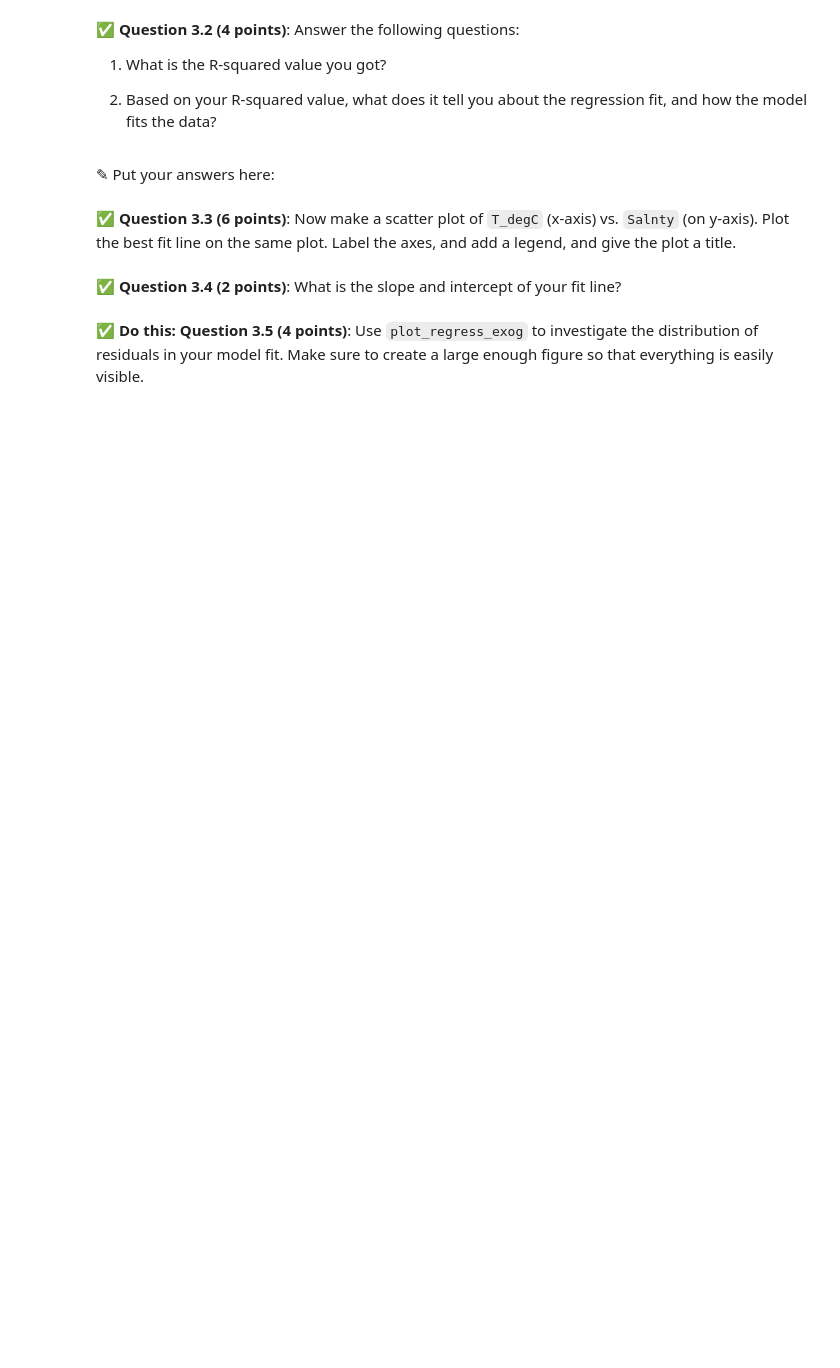
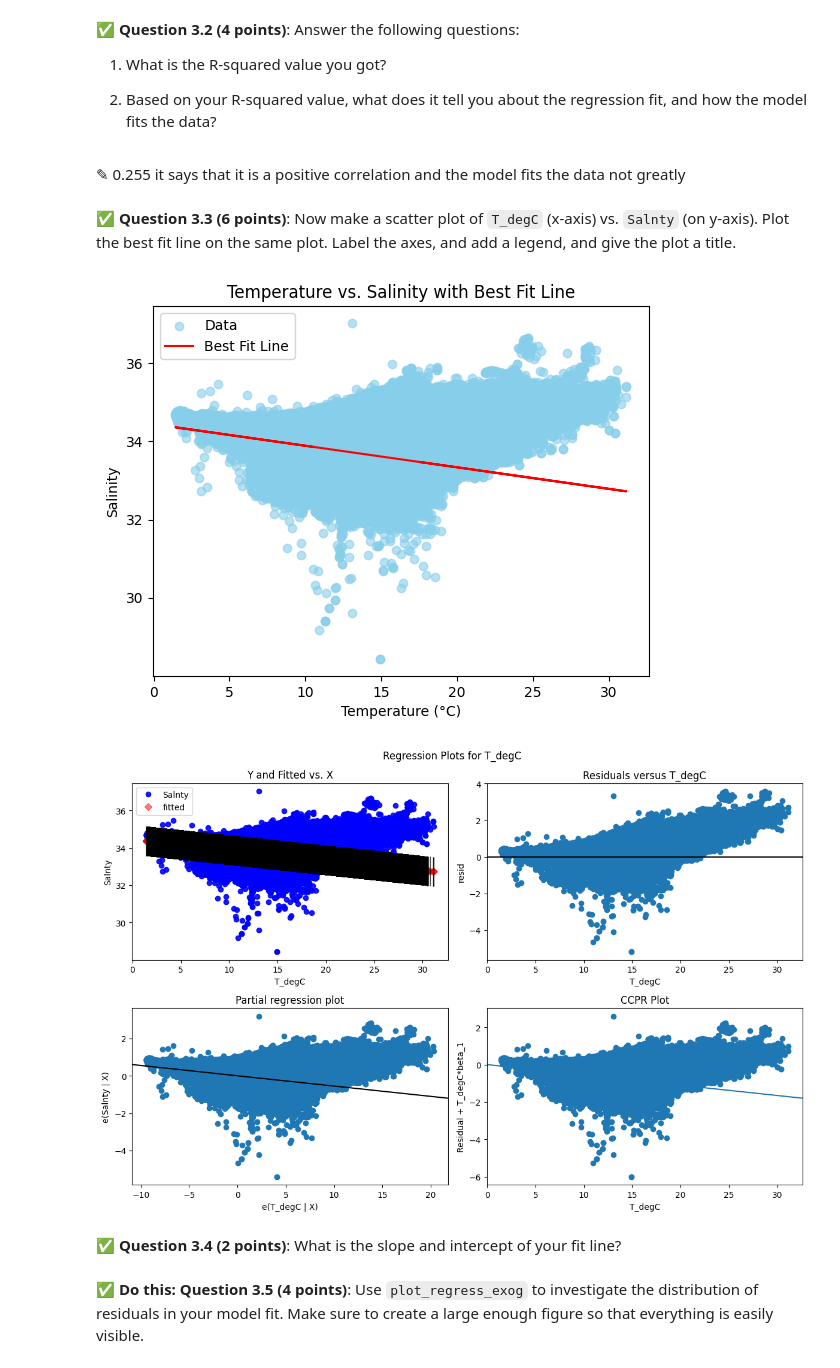
Before and after one commit to ChinmayNC/CMSE202-s25-turnin, a Jupyter notebook: HW-03/HW-03_Regression-S25-STUDENT.ipynb, the cells around one changed output. Drawn from its saved outputs; the diff is of its cells as text; code cells hidden in the pictures; blank space fills up the shorter version.

```diff
--- a/HW-03/HW-03_Regression-S25-STUDENT.ipynb
+++ b/HW-03/HW-03_Regression-S25-STUDENT.ipynb
@@ -126,0 +125,8 @@ In this part, we'll perform some one-variable linear and polynomial regression a
+# %%
+# Put your code here
+import statsmodels.api as sm
+X = df2['T_degC']
+y = df2['Salnty']
+X = sm.add_constant(X)
+model = sm.OLS(y, X).fit()
+print(model.summary())
@@ -130,7 +154,7 @@ In this part, we'll perform some one-variable linear and polynomial regression a
 1. What is the R-squared value you got?
 
 2. Based on your R-squared value, what does it tell you about the regression fit, and how the model fits the data?
-# %% [markdown]
-<font size=+3>&#9998;</font> Put your answers here:
+# %% [markdown]
+<font size=+3>&#9998;</font> 0.255 it says that it is a positive correlation and the model fits the data not greatly
 # %% [markdown]
 &#9989;  **Question 3.3 (6 points)**: Now make a scatter plot of `T_degC` (x-axis) vs. `Salnty` (on y-axis). Plot the best fit line on the same plot. Label the axes, and add a legend, and give the plot a title.
@@ -139,2 +161,21 @@ In this part, we'll perform some one-variable linear and polynomial regression a
+# %%
+
+import matplotlib.pyplot as plt
+import numpy as np
+plt.scatter(df2['T_degC'], df2['Salnty'], color='skyblue', alpha=0.6, label='Data')
+X_plot = sm.add_constant(df2['T_degC'])
+predictions = model.predict(X_plot)
+plt.plot(df2['T_degC'], predictions, color='red', label='Best Fit Line')
+plt.xlabel('Temperature (°C)')
+plt.ylabel('Salinity')
+plt.title('Temperature vs. Salinity with Best Fit Line')
+plt.legend()
+plt.show()
+fig = sm.graphics.plot_regress_exog(model, 'T_degC', fig=plt.figure(figsize=(12, 8)))
+plt.tight_layout()
+plt.show()
+# %% [output]
+[figure, added]
+[figure, added]
 # %% [markdown]
 &#9989;  **Question 3.4 (2 points)**: What is the slope and intercept of your fit line?
```
Also changed, not shown: parts of 7 cells of this notebook.
